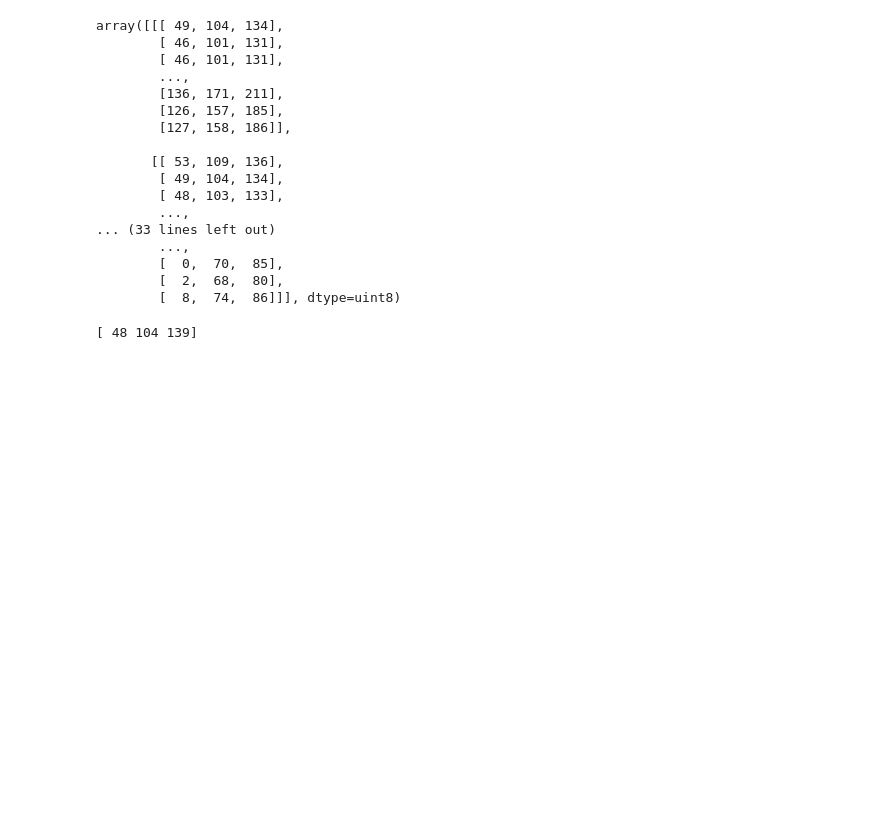
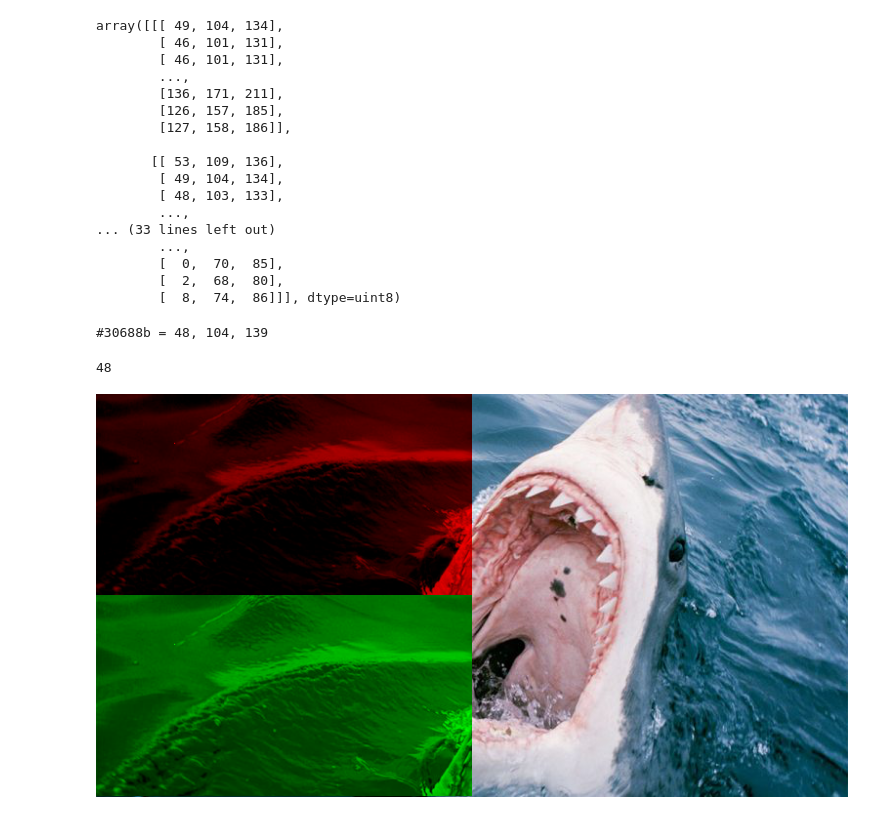
Before and after one commit to leiner999/Notebooks, a Jupyter notebook: 03_Numpy.ipynb, the cells around one changed output. Drawn from its saved outputs; the diff is of its cells as text; code cells hidden in the pictures; blank space fills up the shorter version.

```diff
--- a/03_Numpy.ipynb
+++ b/03_Numpy.ipynb
@@ -358,7 +358,32 @@ array([[[ 49, 104, 134],
         [  0,  70,  85],
         [  2,  68,  80],
         [  8,  74,  86]]], dtype=uint8)
+# %%
+# unpack o unroll asigna valores al r g b
+r, g, b = tiburon[50,80]
+print(f"#{r:x}{g:x}{b:x} = {r}, {g}, {b}")
+# %% [output]
+#30688b = 48, 104, 139
 # %%
-print(tiburon[50,80])
+r = tiburon[50, 80, 0]
+print(r)
 # %% [output]
-[ 48 104 139]
+48
+# %%
+tiburon[50,80] = (255, 255, 0)
+# %%
+max_x, max_y, max_p = tiburon.shape
+# %%
+tiburon_rojo = tiburon.copy()
+
+for x in range(0, max_x//2):
+    for y in range(0, max_y//2):
+        r, g, b = tiburon[x,y]
+        tiburon_rojo[x,y] = (r, 0, 0)
+        tiburon_rojo[x+max_x//2,y] = (0, g, 0)
+
+tiburon_rojo_imagen = Image.fromarray(tiburon_rojo)
+tiburon_rojo_imagen.save('rojo.jpg')
+tiburon_rojo_imagen
+# %% [output]
+[figure, added]
```
Also changed, not shown: parts of 11 cells of this notebook.
